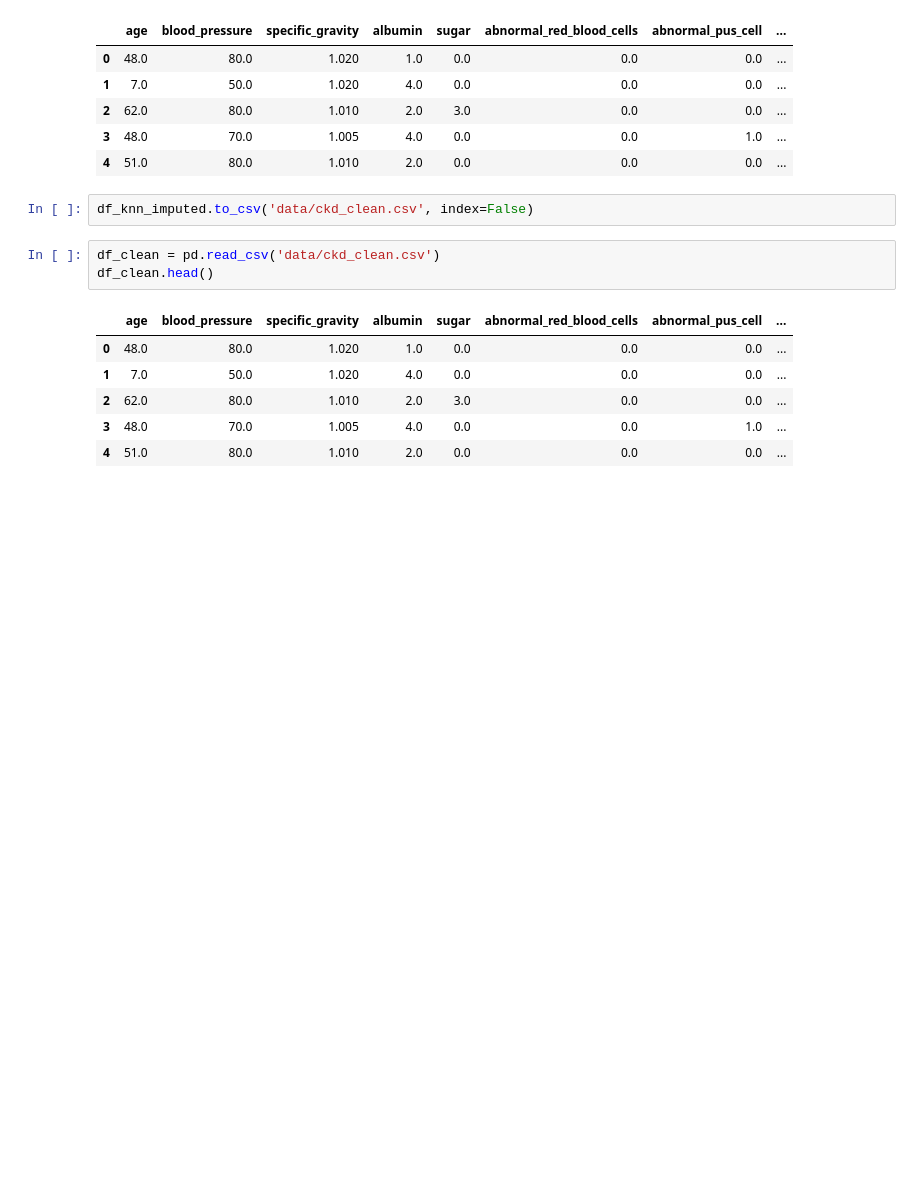
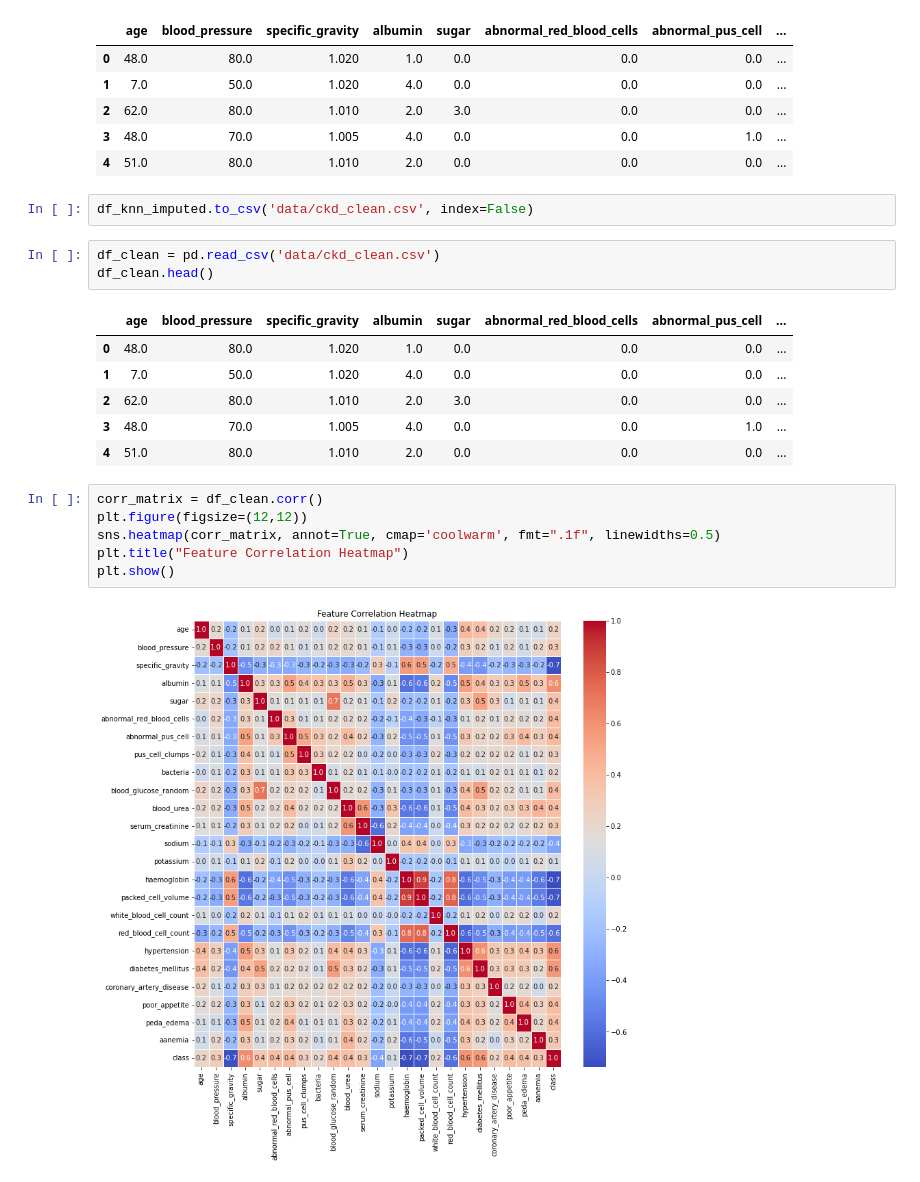
Before and after one commit to jeff-d-wang/CKD_Predictor, a Jupyter notebook: data_cleanup.ipynb, the cells around one changed output. Drawn from its saved outputs; the diff is of its cells as text; blank space fills up the shorter version.

```diff
--- a/data_cleanup.ipynb
+++ b/data_cleanup.ipynb
@@ -69,3 +70,11 @@ df_clean.head()
 | 2 | 62.0 | 80.0 | 1.010 | 2.0 | 3.0 | 0.0 | 0.0 | ... |
 | 3 | 48.0 | 70.0 | 1.005 | 4.0 | 0.0 | 0.0 | 1.0 | ... |
 | 4 | 51.0 | 80.0 | 1.010 | 2.0 | 0.0 | 0.0 | 0.0 | ... |
+# %%
+corr_matrix = df_clean.corr()
+plt.figure(figsize=(12,12))
+sns.heatmap(corr_matrix, annot=True, cmap='coolwarm', fmt=".1f", linewidths=0.5)
+plt.title("Feature Correlation Heatmap")
+plt.show()
+# %% [output]
+[figure, added]
```
Also changed, not shown: parts of 2 cells of this notebook, 1 other file.
